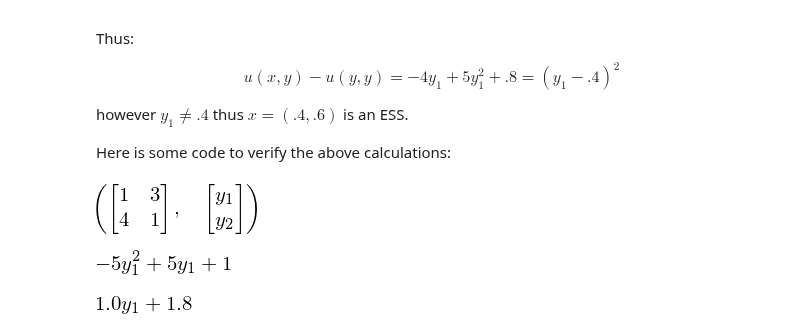
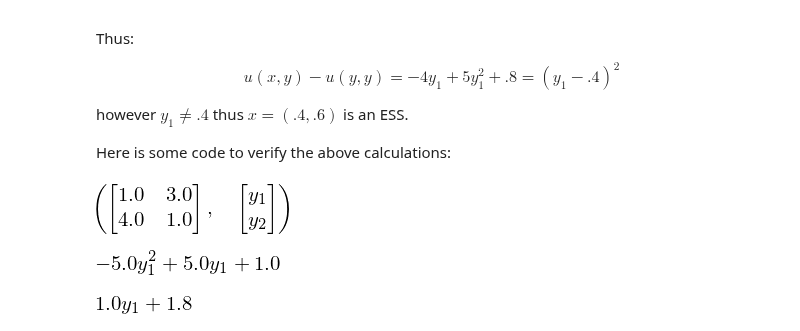
Before and after one commit to drvinceknight/gt, a Jupyter notebook: nbs/chapters/11-Evolutionary-Game-Theory.ipynb, the cells around one changed output. Cells and saved outputs as stored; diff of their text form; code cells hidden in the pictures.

```diff
--- a/nbs/chapters/11-Evolutionary-Game-Theory.ipynb
+++ b/nbs/chapters/11-Evolutionary-Game-Theory.ipynb
@@ -273,15 +273,15 @@ Here is some code to verify the above calculations:
 # %%
 import sympy as sym
 sym.init_printing()
-M = sym.Matrix([[1, 3], [4, 1]])
+A = sym.Matrix(A)
 y_1, y_2 = sym.symbols("y_1, y_2")
 y = sym.Matrix([y_1, y_2])
-M, y
+A, y
 # %% [output]
-[figure, old version]
+[figure, new version]
 # %%
-rhs = sym.expand((y.transpose() * M * y)[0].subs({y_2: 1 - y_1}))
+rhs = sym.expand((y.transpose() * A * y)[0].subs({y_2: 1 - y_1}))
 rhs
 # %% [output]
-[figure, old version]
+[figure, new version]
 # %%
```
Also changed, not shown: parts of 2 cells of this notebook, 3 other files.
